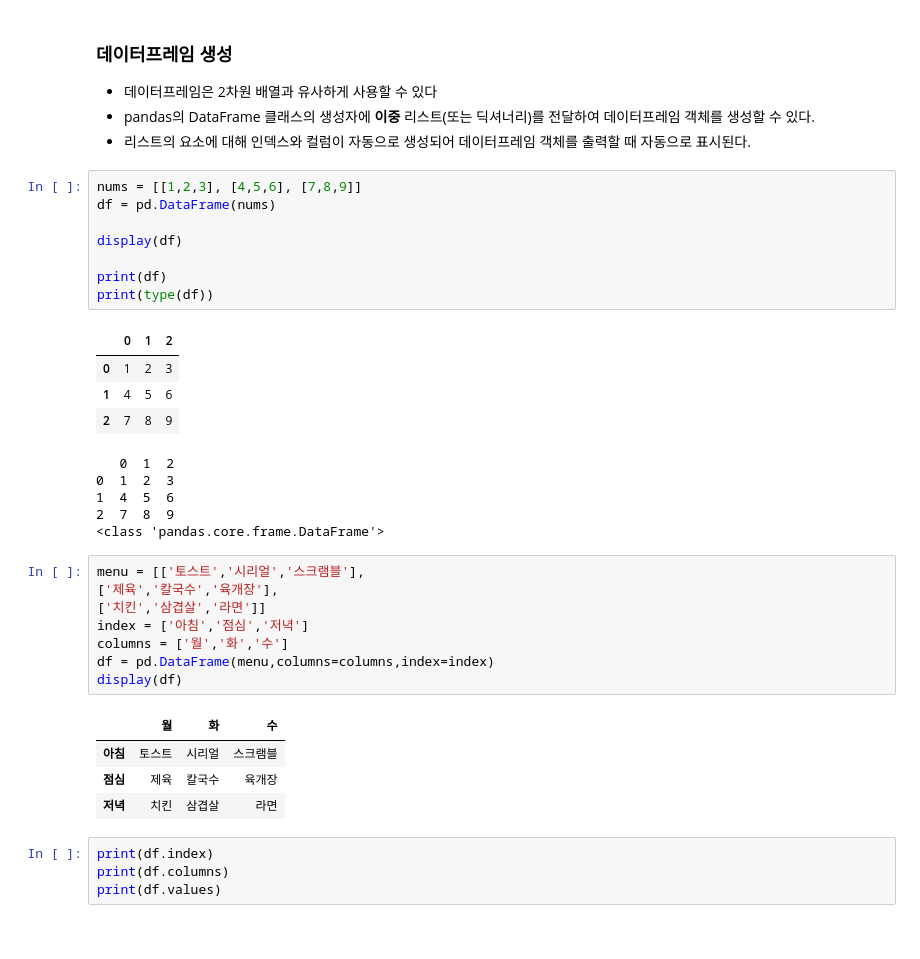
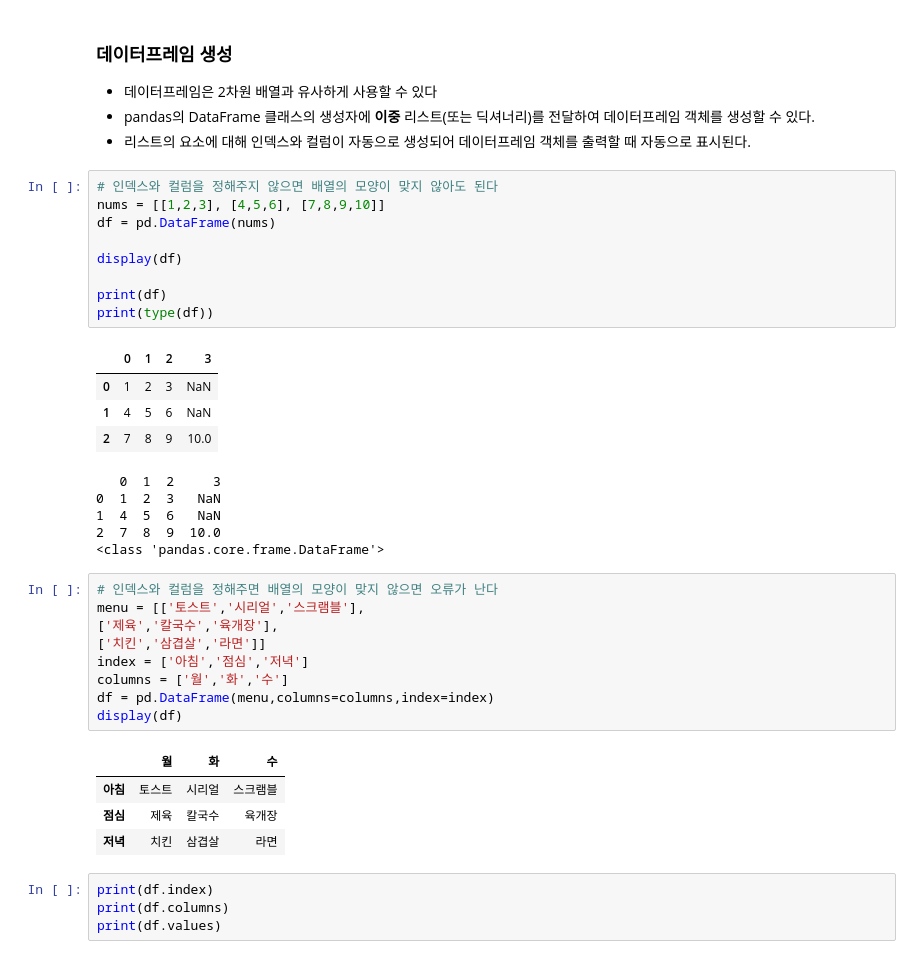
Before and after one commit to jjh9329/numpy-study, a Jupyter notebook: 02.Pandas/Pandas 실습.ipynb, the cells around one changed output. Cells and saved outputs as stored; diff of their text form.

```diff
--- a/02.Pandas/Pandas 실습.ipynb
+++ b/02.Pandas/Pandas 실습.ipynb
@@ -133,24 +134,26 @@ Name: count, dtype: int64
 - pandas의 DataFrame 클래스의 생성자에 **이중** 리스트(또는 딕셔너리)를 전달하여 데이터프레임 객체를 생성할 수 있다.
 - 리스트의 요소에 대해 인덱스와 컬럼이 자동으로 생성되어 데이터프레임 객체를 출력할 때 자동으로 표시된다.
 # %%
-nums = [[1,2,3], [4,5,6], [7,8,9]]
+# 인덱스와 컬럼을 정해주지 않으면 배열의 모양이 맞지 않아도 된다
+nums = [[1,2,3], [4,5,6], [7,8,9,10]]
 df = pd.DataFrame(nums)
 
 display(df)
 
 print(df)
 print(type(df))
 # %% [output]
-|  | 0 | 1 | 2 |
-| 0 | 1 | 2 | 3 |
-| 1 | 4 | 5 | 6 |
-| 2 | 7 | 8 | 9 |
+|  | 0 | 1 | 2 | 3 |
+| 0 | 1 | 2 | 3 | NaN |
+| 1 | 4 | 5 | 6 | NaN |
+| 2 | 7 | 8 | 9 | 10.0 |
-   0  1  2
-0  1  2  3
-1  4  5  6
-2  7  8  9
+   0  1  2     3
+0  1  2  3   NaN
+1  4  5  6   NaN
+2  7  8  9  10.0
 <class 'pandas.core.frame.DataFrame'>
 # %%
+# 인덱스와 컬럼을 정해주면 배열의 모양이 맞지 않으면 오류가 난다
 menu = [['토스트','시리얼','스크램블'],
 ['제육','칼국수','육개장'],
 ['치킨','삼겹살','라면']]
```
Also changed, not shown: parts of 3 cells of this notebook, 1 other file.
